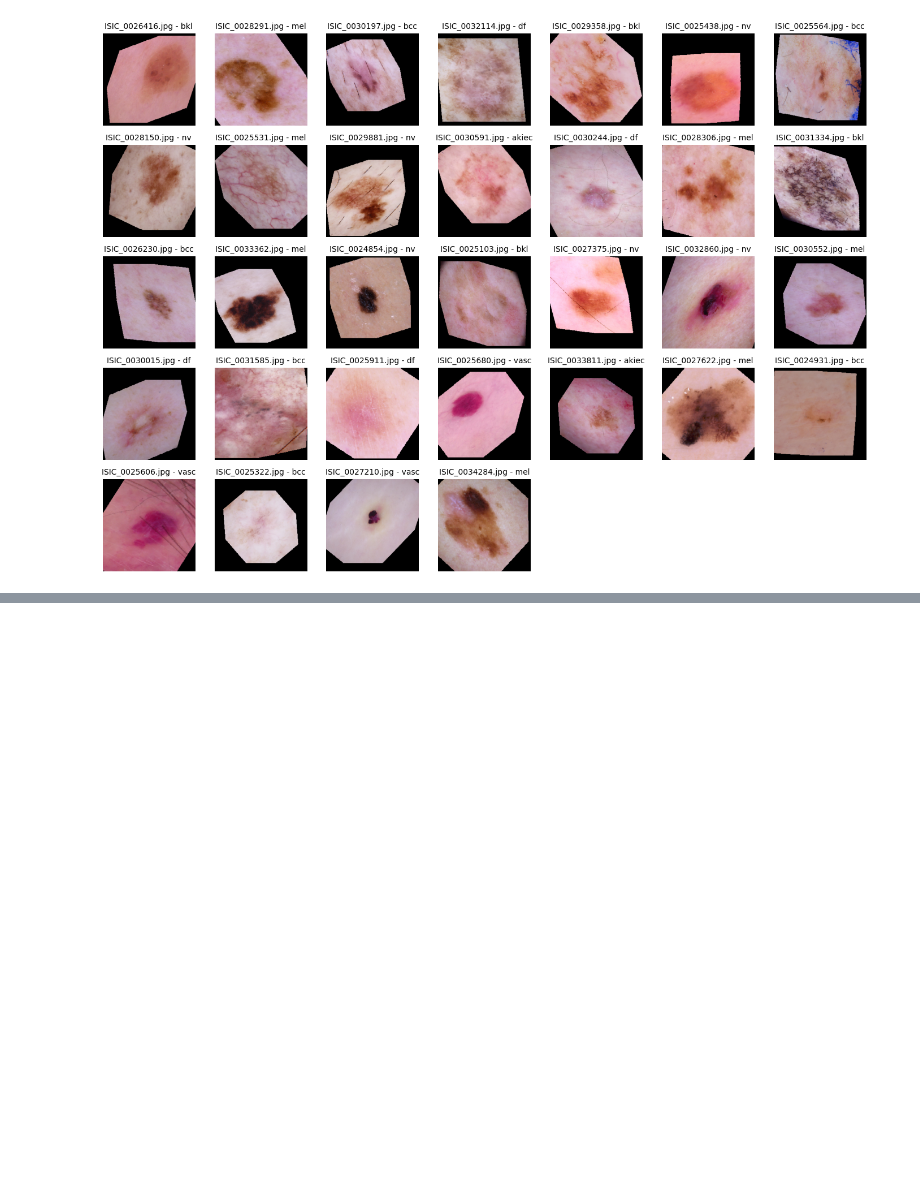
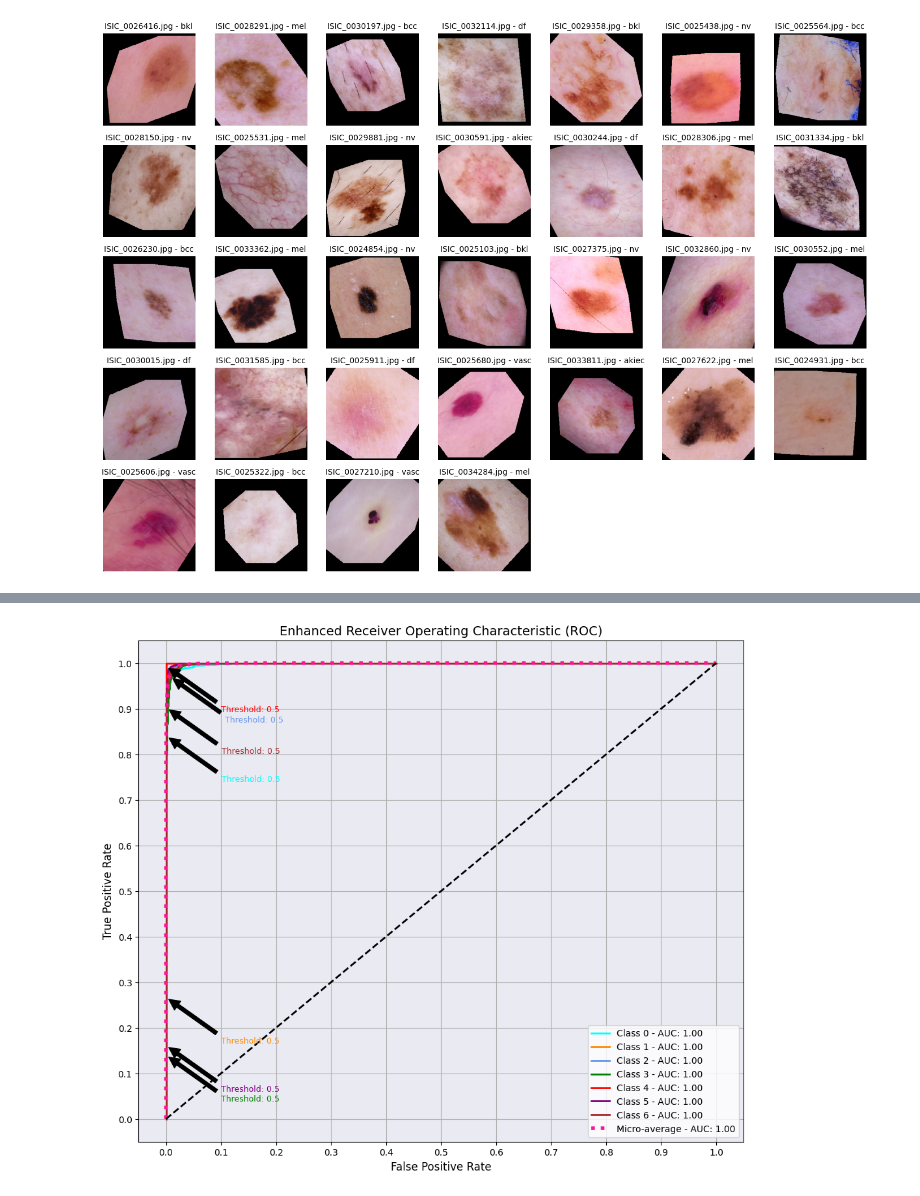
Before and after one commit to nithinprasad94/ENGG6600_DL_Final_Project, a Jupyter notebook: dl_final_project_regnet.ipynb, the cells around one changed output, grey strips where cells are left out. Saved outputs shown, nothing was run; the diff lists cells and outputs as text; code cells hidden in the pictures; blank space fills up the shorter version.

```diff
--- a/dl_final_project_regnet.ipynb
+++ b/dl_final_project_regnet.ipynb
@@ -341,22 +349,0 @@ plot_training_stats()
-# %%
-def test_model(model, test_loader, criterion, device):
-    model.eval()  # Set the model to evaluation mode
-    test_loss = 0.0
-    correct = 0
-    total = 0
-    with torch.no_grad():
-        for images, labels, _ in test_loader:
-            images, labels = images.to(device), labels.to(device)
-            outputs = model(images)
-            loss = criterion(outputs, labels)
-            test_loss += loss.item() * images.size(0)
-            _, predicted = torch.max(outputs.data, 1)
-            total += labels.size(0)
-            correct += (predicted == labels).sum().item()
-
-    average_test_loss = test_loss / len(test_loader.dataset)
-    test_accuracy = correct / total
-    print(f'Test Loss: {average_test_loss:.4f}, Accuracy: {test_accuracy:.4f}')
-    return average_test_loss, test_accuracy
-
-test_model(model, test_loader, criterion=criterion, device=device)
@@ -366,0 +428,4 @@ print(mps_available)
+# %%
+loss, accuracy, f1, roc = test_model(model, test_loader, criterion, device)
+# %% [output]
+[figure, added]
```
Also changed, not shown: parts of 7 cells of this notebook.
